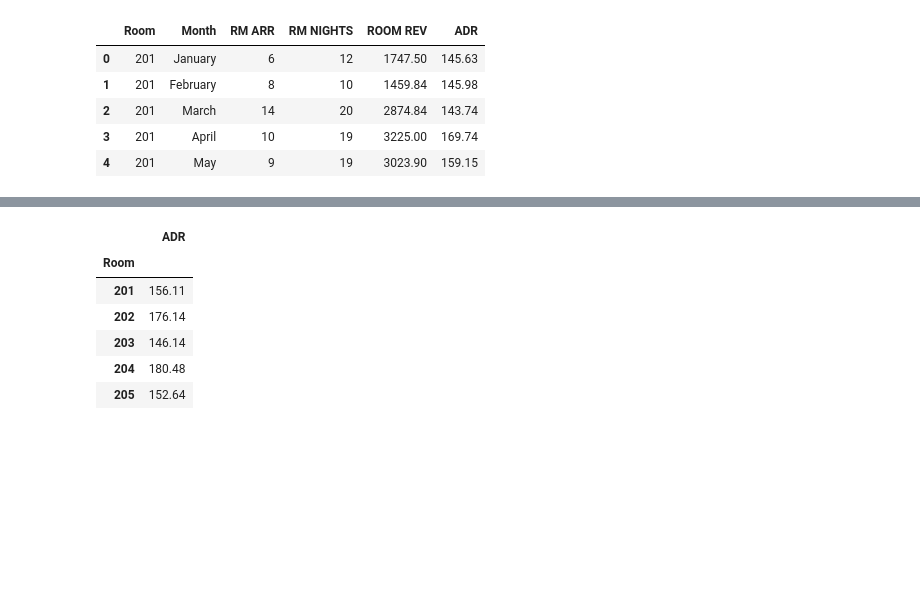
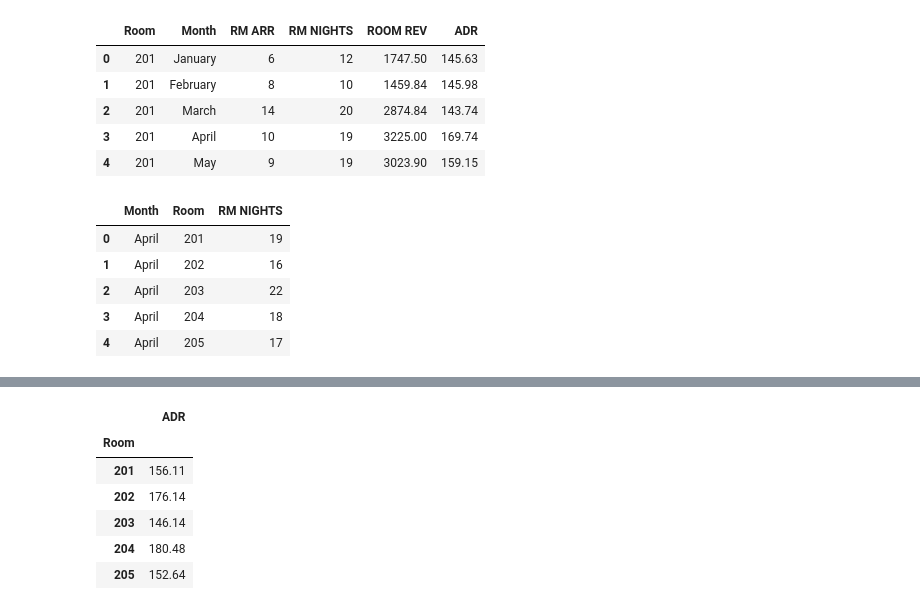
Before and after one commit to SpacePatroller/ROOM_STATS, a Jupyter notebook: room_stats_to_db.ipynb, the cells around one changed output, grey strips where cells are left out. Saved outputs shown, nothing was run; the diff lists cells and outputs as text; code cells hidden in the pictures; blank space fills up the shorter version.

```diff
--- a/room_stats_to_db.ipynb
+++ b/room_stats_to_db.ipynb
@@ -40,3 +39,15 @@ df.head()
 | 2 | 201 | March | 14 | 20 | 2874.84 | 143.74 |
 | 3 | 201 | April | 10 | 19 | 3225.00 | 169.74 |
 | 4 | 201 | May | 9 | 19 | 3023.90 | 159.15 |
+# %%
+# NEED TO SEE ROOM NIGHTS PER ROOM BY MONTH
+test = pd.DataFrame(df.groupby(['Month','Room'])['RM NIGHTS'].sum())
+test.reset_index(inplace=True)
+test.head()
+# %% [output]
+|  | Month | Room | RM NIGHTS |
+| 0 | April | 201 | 19 |
+| 1 | April | 202 | 16 |
+| 2 | April | 203 | 22 |
+| 3 | April | 204 | 18 |
+| 4 | April | 205 | 17 |
```
Also changed, not shown: parts of 4 cells of this notebook, 3 other files.
